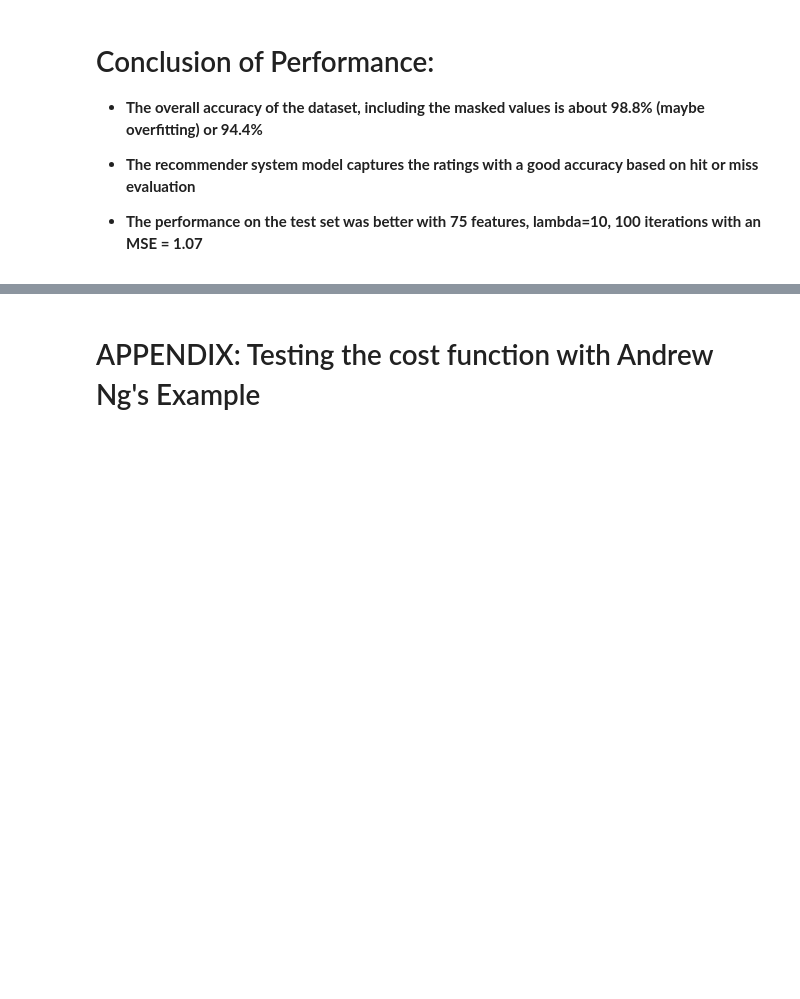
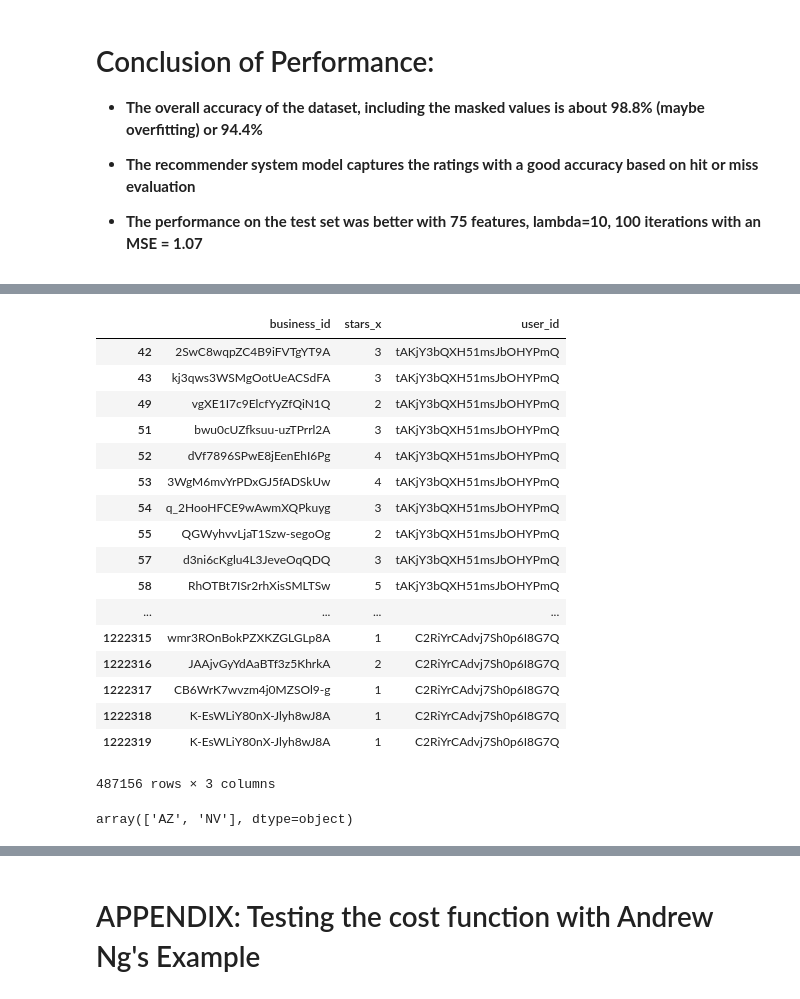
Before and after one commit to Sandy4321/yelp-recommender-system, a Jupyter notebook: Recommender System.ipynb, the cells around one changed output, grey strips where cells are left out. Saved outputs shown, nothing was run; the diff lists cells and outputs as text; code cells hidden in the pictures; blank space fills up the shorter version.

```diff
--- a/Recommender System.ipynb
+++ b/Recommender System.ipynb
@@ -918,0 +902,26 @@ array([4, 2, 3, 1, 0], dtype=int64)
+# %%
+rev_biz_usr
+# %% [output]
+|  | business_id | stars_x | user_id |
+| 42 | 2SwC8wqpZC4B9iFVTgYT9A | 3 | tAKjY3bQXH51msJbOHYPmQ |
+| 43 | kj3qws3WSMgOotUeACSdFA | 3 | tAKjY3bQXH51msJbOHYPmQ |
+| 49 | vgXE1I7c9ElcfYyZfQiN1Q | 2 | tAKjY3bQXH51msJbOHYPmQ |
+| 51 | bwu0cUZfksuu-uzTPrrl2A | 3 | tAKjY3bQXH51msJbOHYPmQ |
+| 52 | dVf7896SPwE8jEenEhI6Pg | 4 | tAKjY3bQXH51msJbOHYPmQ |
+| 53 | 3WgM6mvYrPDxGJ5fADSkUw | 4 | tAKjY3bQXH51msJbOHYPmQ |
+| 54 | q_2HooHFCE9wAwmXQPkuyg | 3 | tAKjY3bQXH51msJbOHYPmQ |
+| 55 | QGWyhvvLjaT1Szw-segoOg | 2 | tAKjY3bQXH51msJbOHYPmQ |
+| 57 | d3ni6cKglu4L3JeveOqQDQ | 3 | tAKjY3bQXH51msJbOHYPmQ |
+| 58 | RhOTBt7ISr2rhXisSMLTSw | 5 | tAKjY3bQXH51msJbOHYPmQ |
+| ... | ... | ... | ... |
+| 1222315 | wmr3ROnBokPZXKZGLGLp8A | 1 | C2RiYrCAdvj7Sh0p6I8G7Q |
+| 1222316 | JAAjvGyYdAaBTf3z5KhrkA | 2 | C2RiYrCAdvj7Sh0p6I8G7Q |
+| 1222317 | CB6WrK7wvzm4j0MZSOl9-g | 1 | C2RiYrCAdvj7Sh0p6I8G7Q |
+| 1222318 | K-EsWLiY80nX-Jlyh8wJ8A | 1 | C2RiYrCAdvj7Sh0p6I8G7Q |
+| 1222319 | K-EsWLiY80nX-Jlyh8wJ8A | 1 | C2RiYrCAdvj7Sh0p6I8G7Q |
+487156 rows × 3 columns
+# %%
+user_states = business.loc[rev_biz_usr[rev_biz_usr.user_id == Y.columns[1]].business_id.unique()].state.unique()
+user_states
+# %% [output]
+array(['AZ', 'NV'], dtype=object)
```
Also changed, not shown: parts of 82 cells of this notebook.
